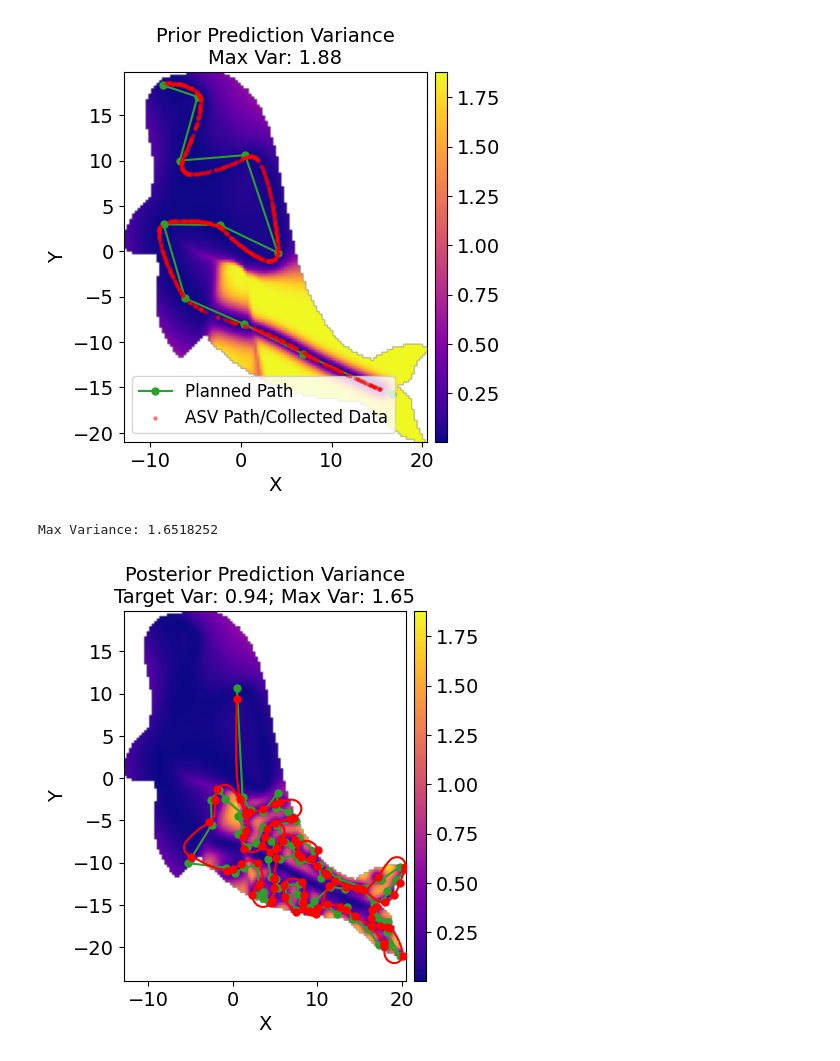
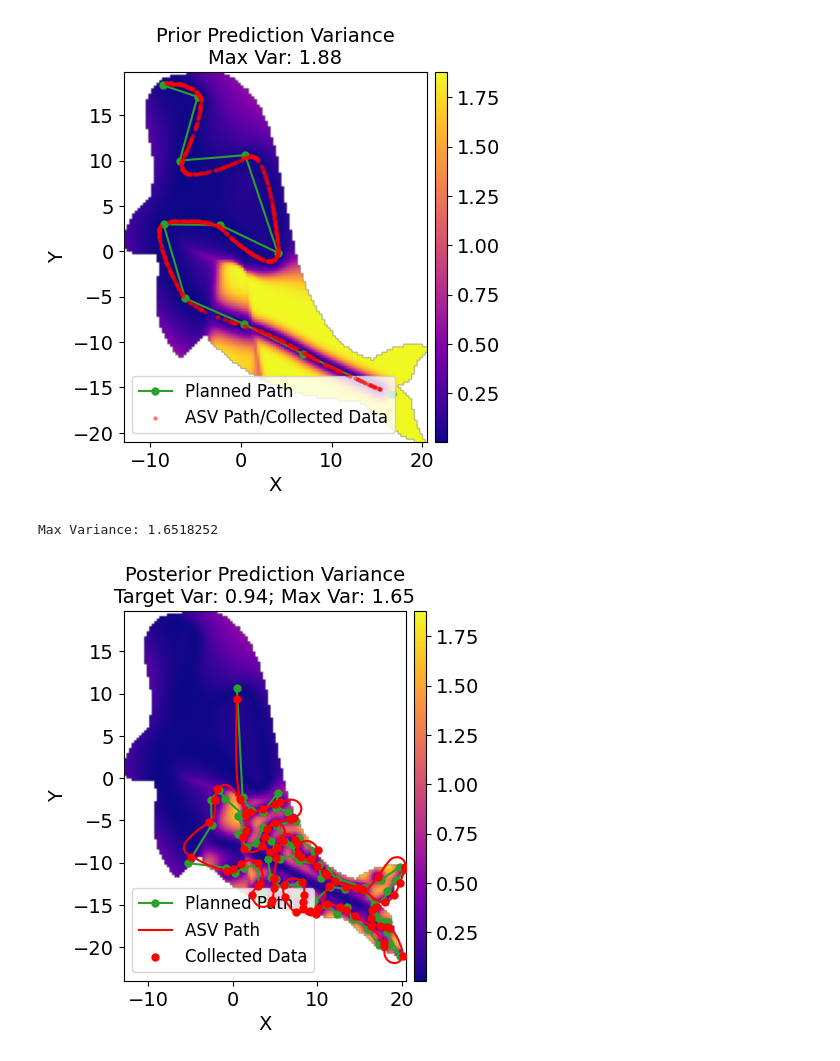
Before and after one commit to itskalvik/ros_sgp_tools, a Jupyter notebook: scripts/postprocess.ipynb, the cells around one changed output. Saved outputs shown, nothing was run; the diff lists cells and outputs as text; code cells hidden in the pictures.

Commit message:
Fix legend

```diff
--- a/scripts/postprocess.ipynb
+++ b/scripts/postprocess.ipynb
@@ -267,32 +267,32 @@ var = var.numpy()
 var[outside_idx] = np.nan
 
 fig, ax = plt.subplots()
 
 im = ax.imshow(
     var.reshape(num_x, num_y).T,
     origin='lower',
     extent=extent,
     vmin=var_min,
     vmax=var_max,
     cmap='plasma'
 )
 ax.set_aspect('equal')
 
 divider = make_axes_locatable(ax)
 cax = divider.append_axes("right", size="4%", pad=0.08)  # thickness + spacing
 fig.colorbar(im, cax=cax)
 
 ax.plot(sol_path[:, 0], sol_path[:, 1], c='C2', marker='o', markersize=5, label='Planned Path')
 ax.plot(X[:, 0], X[:, 1], c='r', markersize=5, label='ASV Path', zorder=10, alpha=1)
 ax.scatter(sol_X[:, 0], sol_X[:, 1], c='r', s=25, label='Collected Data', zorder=10)
 
 ax.set_xlabel('X')
 ax.set_ylabel('Y')
-#ax.legend(loc='upper right')
+ax.legend(loc='lower left')
 ax.set_title(f'Posterior Prediction Variance\nTarget Var: {var_prior.numpy().max()*0.5:.2f}; Max Var: {var_post.numpy().max():.2f}')
 fig.savefig("global_post", bbox_inches="tight")
 
 plt.show()
 # %% [output]
 Max Variance: 1.6518252
-[figure, old version]
+[figure, new version]
```
Also changed, not shown: parts of 2 cells of this notebook.
